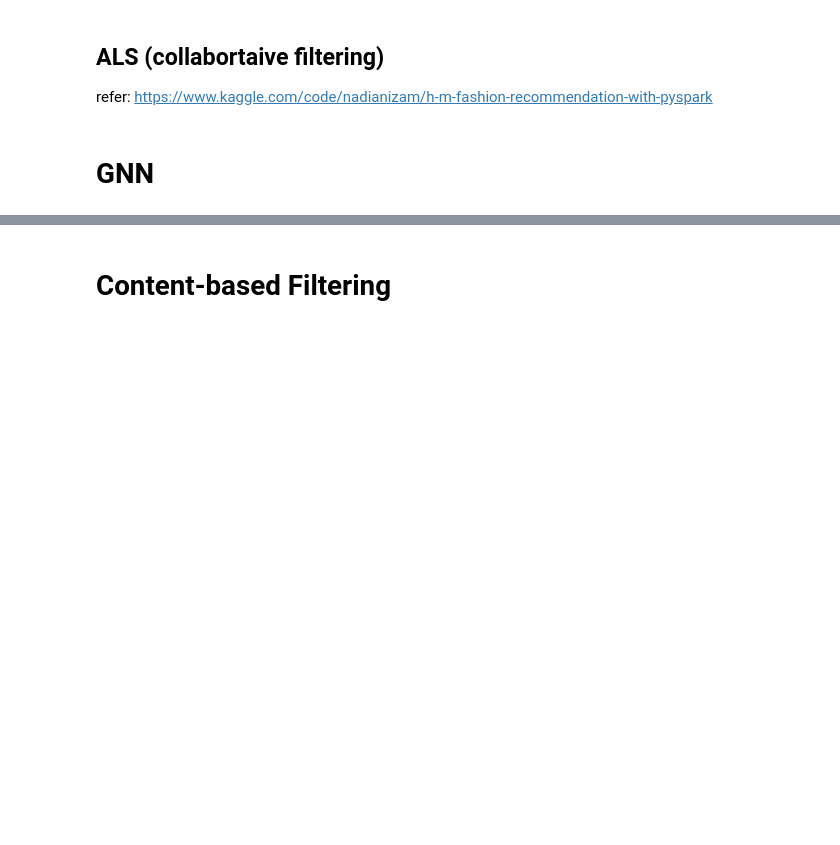
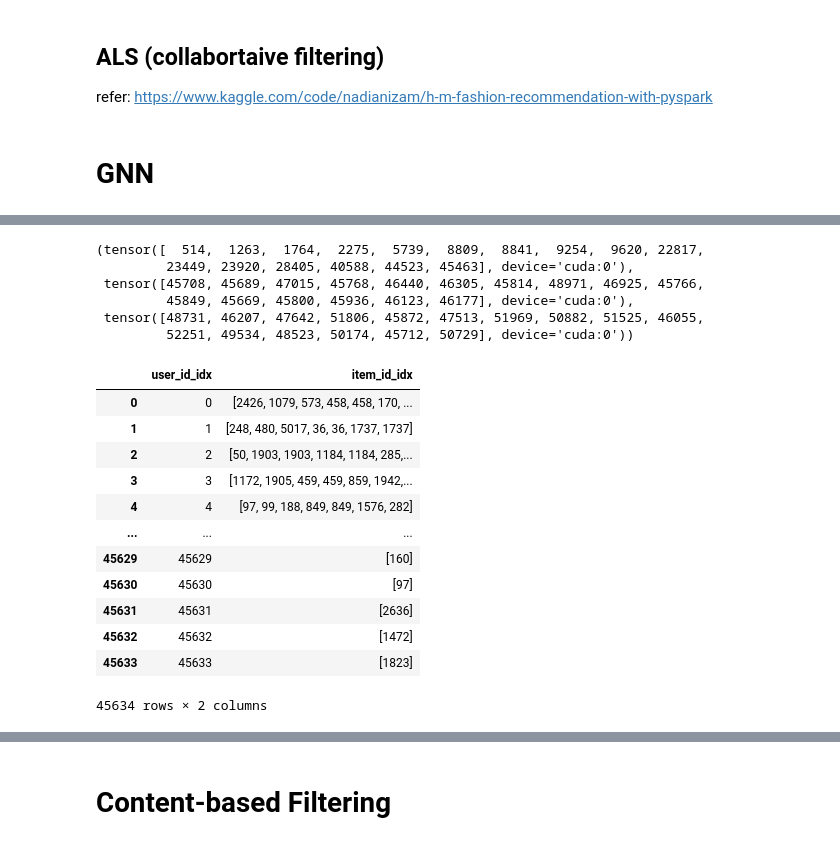
Before and after one commit to wan19990901/DC_project, a Jupyter notebook: Final_Project.ipynb, the cells around one changed output, grey strips where cells are left out. Cells and saved outputs as stored; diff of their text form; code cells hidden in the pictures; blank space fills up the shorter version.

```diff
--- a/Final_Project.ipynb
+++ b/Final_Project.ipynb
@@ -400,8 +384,8 @@ import random
 import time
 
 # Third-party imports
-import networkx as nx
-pd.set_option('display.max_colwidth', None)
+# import networkx as nx
+# pd.set_option('display.max_colwidth', None)
 
 import torch
 import torch.nn as nn
@@ -416,10 +400,12 @@ from tqdm.notebook import tqdm
 from sklearn import preprocessing as pp
 from sklearn.model_selection import train_test_split
 import scipy.sparse as sp
+import pandas as pd
 # %%
-columns = ["overall","itemIndex","userIndex"]
-train = train.select(columns)
-test = test.select(columns)
+# columns = ["overall","itemIndex","userIndex"]
+# train = train.select(columns)
+# test = test.select(columns)
+# train_df = train.toPandas()
+# test_df = test.toPandas()
+train_df = pd.read_csv('gnn_train.csv')
+test_df = pd.read_csv('gnn_test.csv')
-# %%
-train_df = train.toPandas()
-test_df = test.toPandas()
@@ -507,0 +432,5 @@ AttributeError: 'NoneType' object has no attribute 'size'
+# %%
+le_user = pp.LabelEncoder()
+le_item = pp.LabelEncoder()
+train_df['user_id_idx'] = le_user.fit_transform(train_df['userIndex'].values)
+train_df['item_id_idx'] = le_item.fit_transform(train_df['itemIndex'].values)
@@ -507,0 +465,52 @@ AttributeError: 'NoneType' object has no attribute 'size'
+# %%
+def data_loader(data, batch_size, n_usr, n_itm):
+
+    def sample_neg(x):
+        while True:
+            neg_id = random.randint(0, n_itm - 1)
+            if neg_id not in x:
+                return neg_id
+
+    interected_items_df = data.groupby('user_id_idx')['item_id_idx'].apply(list).reset_index()
+    indices = [x for x in range(n_usr)]
+
+    if n_usr < batch_size:
+        users = [random.choice(indices) for _ in range(batch_size)]
+    else:
+        users = random.sample(indices, batch_size)
+    users.sort()
+    users_df = pd.DataFrame(users,columns = ['users'])
+
+    interected_items_df = pd.merge(interected_items_df, users_df, how = 'right', left_on = 'user_id_idx', right_on = 'users')
+    pos_items = interected_items_df['item_id_idx'].apply(lambda x : random.choice(x)).values
+    neg_items = interected_items_df['item_id_idx'].apply(lambda x: sample_neg(x)).values
+
+    return (
+        torch.LongTensor(list(users)).to(device),
+        torch.LongTensor(list(pos_items)).to(device) + n_usr,
+        torch.LongTensor(list(neg_items)).to(device) + n_usr
+    )
+data_loader(train_df, 16, n_users, n_items)
+# %% [output]
+(tensor([  514,  1263,  1764,  2275,  5739,  8809,  8841,  9254,  9620, 22817,
+         23449, 23920, 28405, 40588, 44523, 45463], device='cuda:0'),
+ tensor([45708, 45689, 47015, 45768, 46440, 46305, 45814, 48971, 46925, 45766,
+         45849, 45669, 45800, 45936, 46123, 46177], device='cuda:0'),
+ tensor([48731, 46207, 47642, 51806, 45872, 47513, 51969, 50882, 51525, 46055,
+         52251, 49534, 48523, 50174, 45712, 50729], device='cuda:0'))
+# %%
+train_df.groupby('user_id_idx')['item_id_idx'].apply(list).reset_index()
+# %% [output]
+|  | user_id_idx | item_id_idx |
+| 0 | 0 | [2426, 1079, 573, 458, 458, 170, ... |
+| 1 | 1 | [248, 480, 5017, 36, 36, 1737, 1737] |
+| 2 | 2 | [50, 1903, 1903, 1184, 1184, 285,... |
+| 3 | 3 | [1172, 1905, 459, 459, 859, 1942,... |
+| 4 | 4 | [97, 99, 188, 849, 849, 1576, 282] |
+| ... | ... | ... |
+| 45629 | 45629 | [160] |
+| 45630 | 45630 | [97] |
+| 45631 | 45631 | [2636] |
+| 45632 | 45632 | [1472] |
+| 45633 | 45633 | [1823] |
+45634 rows × 2 columns
```
Also changed, not shown: parts of 30 cells of this notebook.
